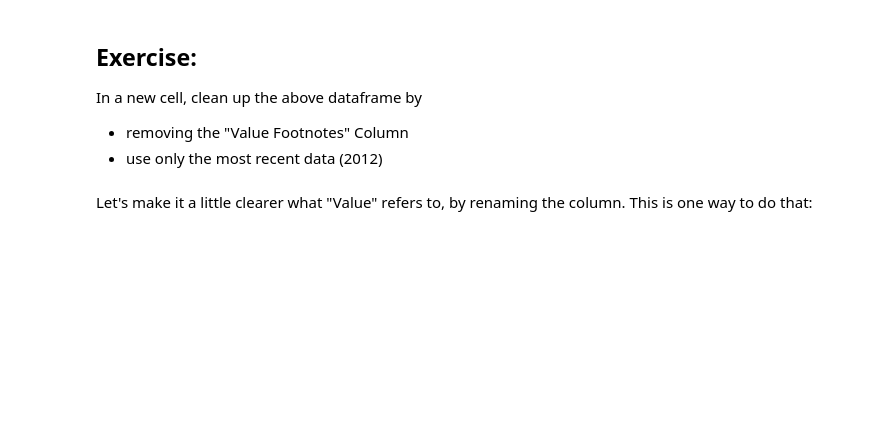
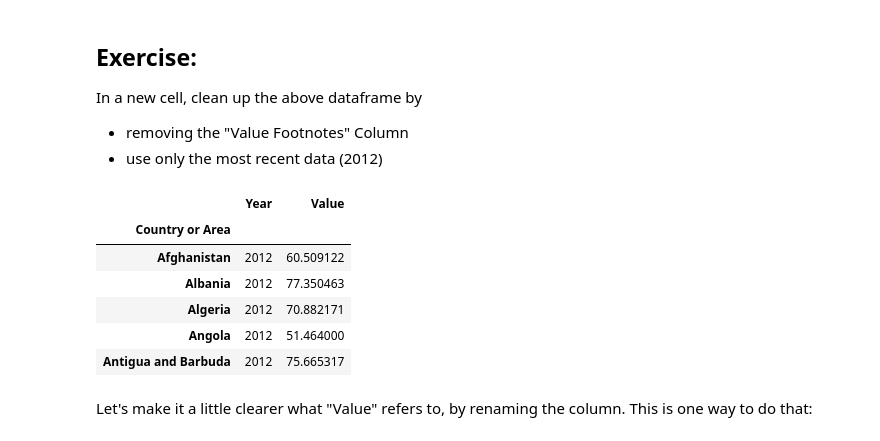
Before and after one commit to malvikamurkumbi/QM2, a Jupyter notebook: W6_Merging_and_Joining_in_Python.ipynb, the cells around one changed output. Cells and saved outputs as stored; diff of their text form; code cells hidden in the pictures; blank space fills up the shorter version.

```diff
--- a/W6_Merging_and_Joining_in_Python.ipynb
+++ b/W6_Merging_and_Joining_in_Python.ipynb
@@ -413,6 +476,18 @@ In a new cell, clean up the above dataframe by
 
 - removing the "Value Footnotes" Column
 - use only the most recent data (2012)
+# %%
+life = life.drop('Value Footnotes', axis=1)
+life = life[life['Year']==2012]
+life.head()
+# %% [output]
+|  | Year | Value |
+| Country or Area |  |  |
+| Afghanistan | 2012 | 60.509122 |
+| Albania | 2012 | 77.350463 |
+| Algeria | 2012 | 70.882171 |
+| Angola | 2012 | 51.464000 |
+| Antigua and Barbuda | 2012 | 75.665317 |
 # %% [markdown]
 Let's make it a little clearer what "Value" refers to, by renaming the column. This is one way to do that:
 # %%
```
Also changed, not shown: parts of 29 cells of this notebook.
